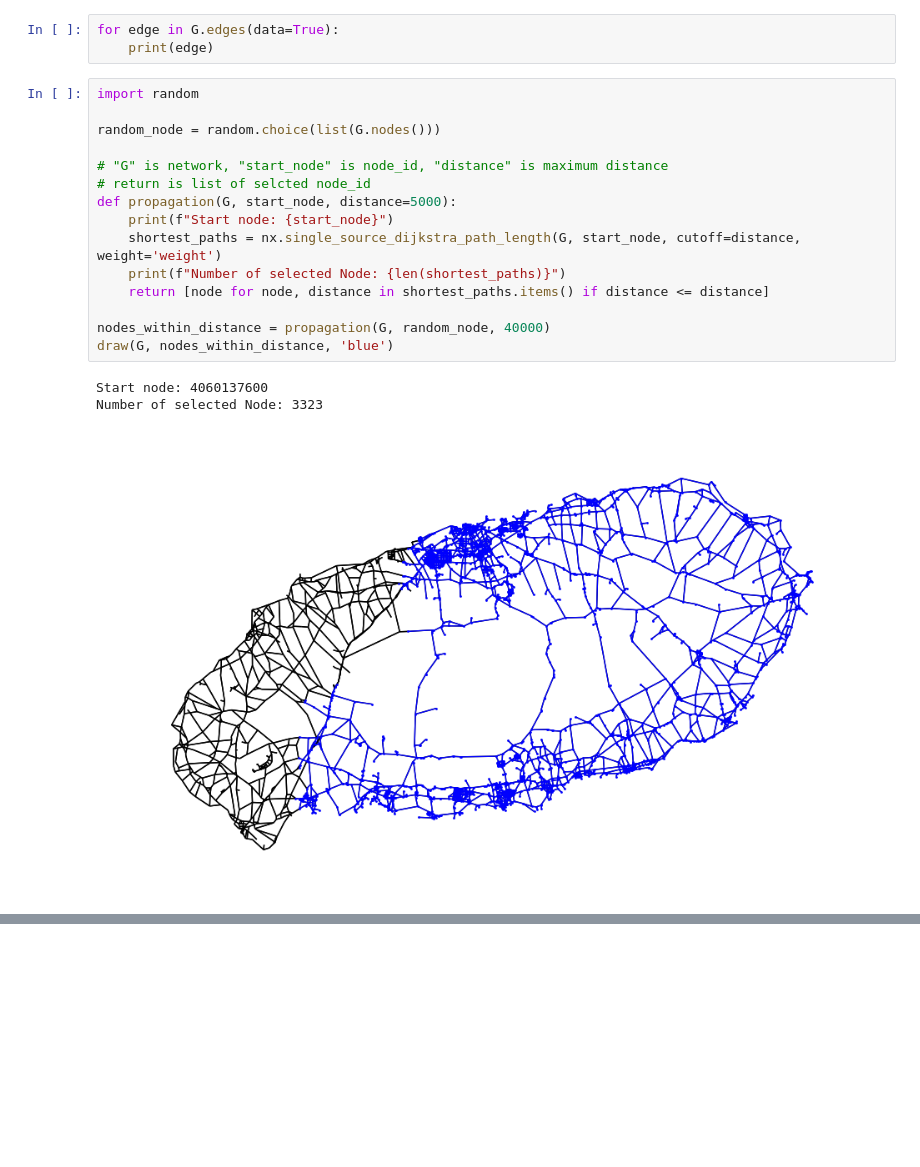
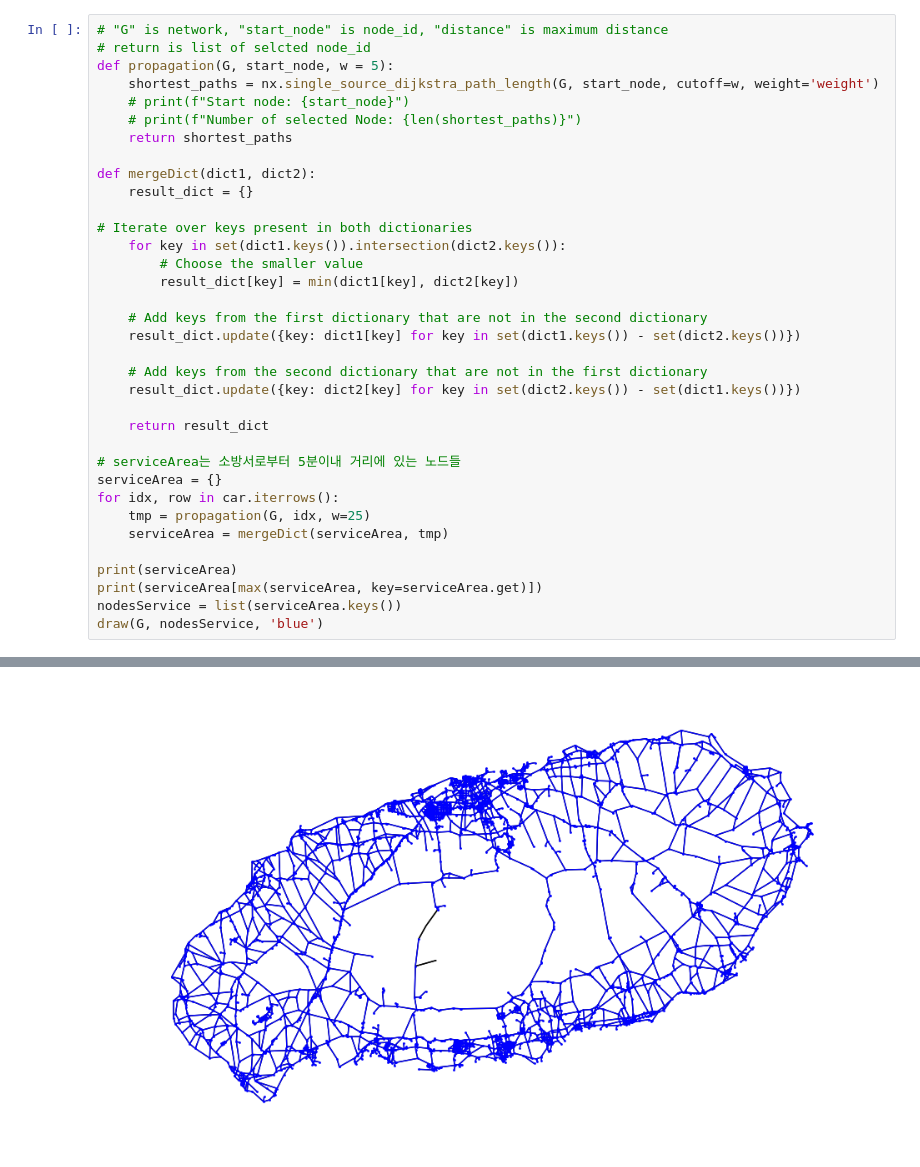
Before and after one commit to DongmyeongBack/road_network, a Jupyter notebook: road_network_propagation.ipynb, the cells around one changed output, grey strips where cells are left out. Drawn from its saved outputs; the diff is of its cells as text; blank space fills up the shorter version.

Commit message:
propagation complete

```diff
--- a/road_network_propagation.ipynb
+++ b/road_network_propagation.ipynb
@@ -68,22 +87,36 @@ draw(G)
-# %%
-for edge in G.edges(data=True):
-    print(edge)
-# %%
-import random
-
-random_node = random.choice(list(G.nodes()))
-
-# "G" is network, "start_node" is node_id, "distance" is maximum distance
-# return is list of selcted node_id
-def propagation(G, start_node, distance=5000):
-    print(f"Start node: {start_node}")
-    shortest_paths = nx.single_source_dijkstra_path_length(G, start_node, cutoff=distance, weight='weight')
-    print(f"Number of selected Node: {len(shortest_paths)}")
-    return [node for node, distance in shortest_paths.items() if distance <= distance]
-
-nodes_within_distance = propagation(G, random_node, 40000)
-draw(G, nodes_within_distance, 'blue')
-# %% [output]
-Start node: 4060137600
-Number of selected Node: 3323
-[figure, removed]
+# %%
+# "G" is network, "start_node" is node_id, "distance" is maximum distance
+# return is list of selcted node_id
+def propagation(G, start_node, w = 5):
+    shortest_paths = nx.single_source_dijkstra_path_length(G, start_node, cutoff=w, weight='weight')
+    # print(f"Start node: {start_node}")
+    # print(f"Number of selected Node: {len(shortest_paths)}")
+    return shortest_paths
+
+def mergeDict(dict1, dict2):
+    result_dict = {}
+
+# Iterate over keys present in both dictionaries
+    for key in set(dict1.keys()).intersection(dict2.keys()):
+        # Choose the smaller value
+        result_dict[key] = min(dict1[key], dict2[key])
+
+    # Add keys from the first dictionary that are not in the second dictionary
+    result_dict.update({key: dict1[key] for key in set(dict1.keys()) - set(dict2.keys())})
+
+    # Add keys from the second dictionary that are not in the first dictionary
+    result_dict.update({key: dict2[key] for key in set(dict2.keys()) - set(dict1.keys())})
+
+    return result_dict
+
+# serviceArea는 소방서로부터 5분이내 거리에 있는 노드들
+serviceArea = {}
+for idx, row in car.iterrows():
+    tmp = propagation(G, idx, w=25)
+    serviceArea = mergeDict(serviceArea, tmp)
+
+print(serviceArea)
+print(serviceArea[max(serviceArea, key=serviceArea.get)])
+nodesService = list(serviceArea.keys())
+draw(G, nodesService, 'blue')
+# %% [output]
@@ -89,0 +125 @@ Number of selected Node: 3323
+[figure, added]
```
Also changed, not shown: parts of 11 cells of this notebook.
